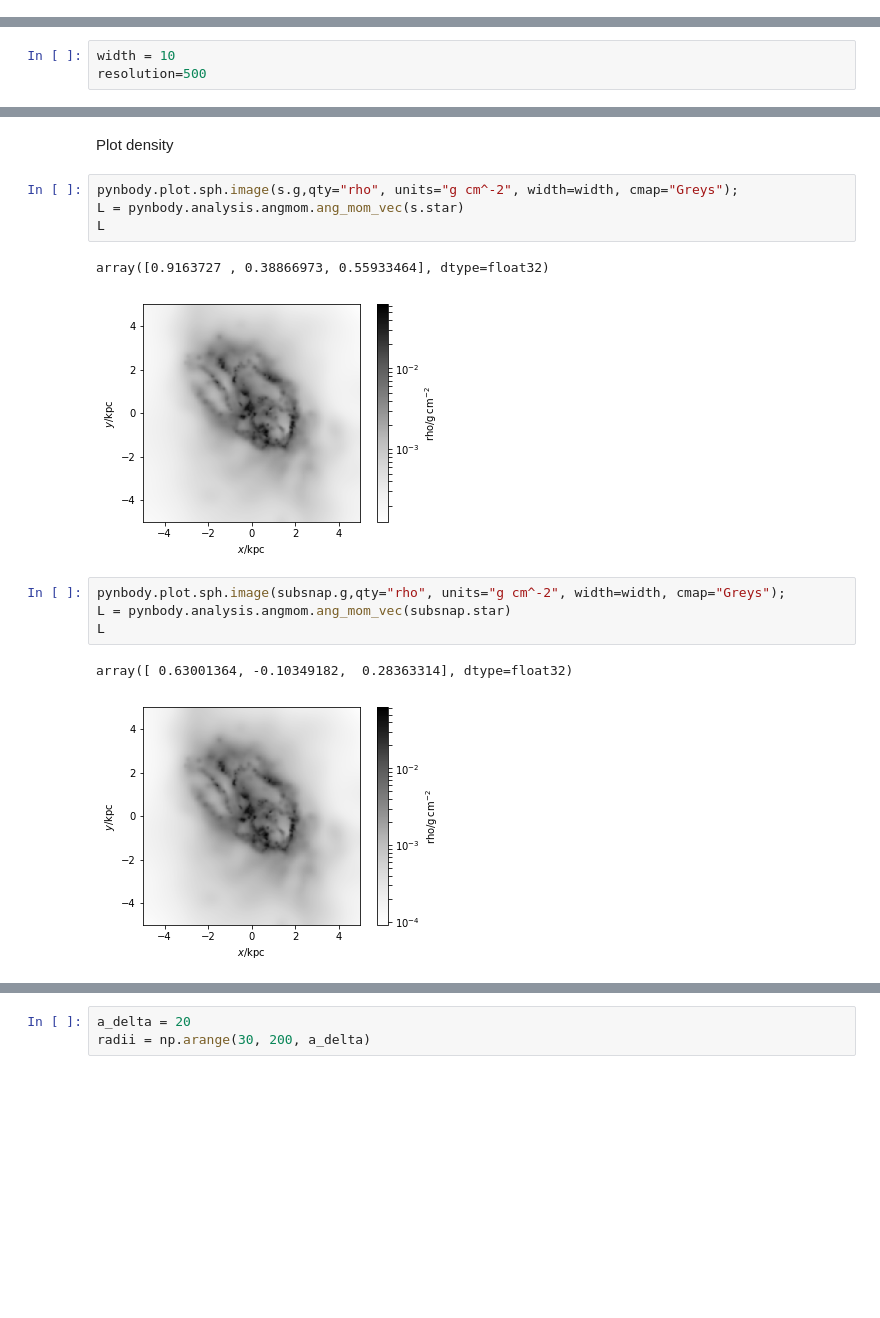
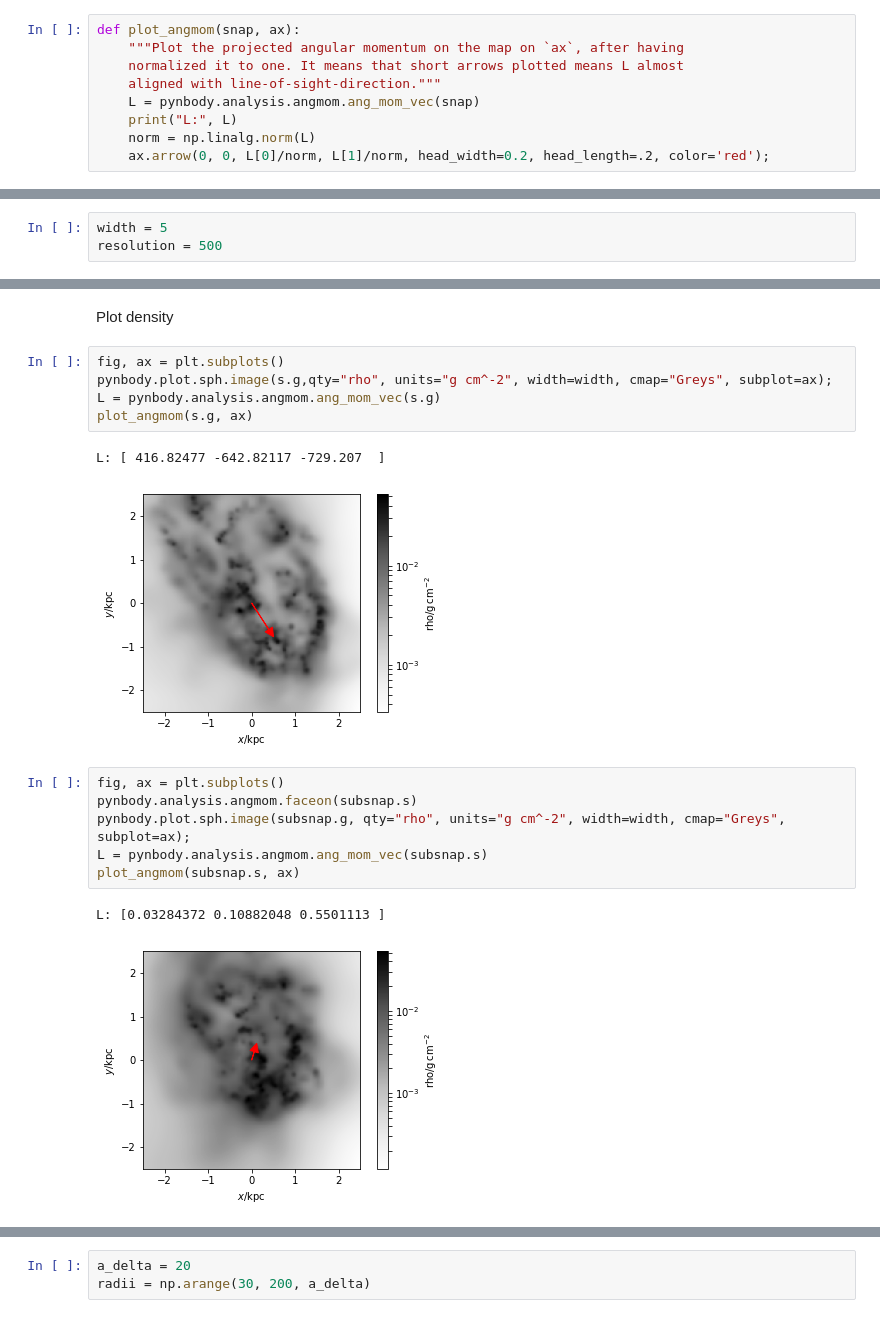
Before and after one commit to elehcim/simulation, a Jupyter notebook: notebooks/SSAM_simulation.ipynb, the cells around one changed output, grey strips where cells are left out. Drawn from its saved outputs; the diff is of its cells as text; blank space fills up the shorter version.

Commit message:
Use new sb plots

```diff
--- a/notebooks/SSAM_simulation.ipynb
+++ b/notebooks/SSAM_simulation.ipynb
@@ -67,3 +68,12 @@ def plot_fit(img, fit):
+# %%
+def plot_angmom(snap, ax):
+    """Plot the projected angular momentum on the map on `ax`, after having
+    normalized it to one. It means that short arrows plotted means L almost
+    aligned with line-of-sight-direction."""
+    L = pynbody.analysis.angmom.ang_mom_vec(snap)
+    print("L:", L)
+    norm = np.linalg.norm(L)
+    ax.arrow(0, 0, L[0]/norm, L[1]/norm, head_width=0.2, head_length=.2, color='red');
 # %%
 snap = "/home/michele/sim/MoRIA/M1-10_Verbeke2017/M10sim41001/snapshot_0036"
 s = pynbody.load(snap)
@@ -74,4 +88,4 @@ s.properties['boxsize'] = pynbody.units.Unit("{} kpc".format(max_boxsize))
 # %%
-width = 10
-resolution=500
+width = 5
+resolution = 500
 # %%
@@ -80,19 +94,22 @@ subsnap = s[pynbody.filt.Cuboid('{} kpc'.format(-width*1.1))]
 # %% [markdown]
 Plot density
 # %%
-pynbody.plot.sph.image(s.g,qty="rho", units="g cm^-2", width=width, cmap="Greys");
-L = pynbody.analysis.angmom.ang_mom_vec(s.star)
-L
+fig, ax = plt.subplots()
+pynbody.plot.sph.image(s.g,qty="rho", units="g cm^-2", width=width, cmap="Greys", subplot=ax);
+L = pynbody.analysis.angmom.ang_mom_vec(s.g)
+plot_angmom(s.g, ax)
 # %% [output]
-array([0.9163727 , 0.38866973, 0.55933464], dtype=float32)
+L: [ 416.82477 -642.82117 -729.207  ]
-[figure, old version]
+[figure, new version]
 # %%
-pynbody.plot.sph.image(subsnap.g,qty="rho", units="g cm^-2", width=width, cmap="Greys");
-L = pynbody.analysis.angmom.ang_mom_vec(subsnap.star)
-L
+fig, ax = plt.subplots()
+pynbody.analysis.angmom.faceon(subsnap.s)
+pynbody.plot.sph.image(subsnap.g, qty="rho", units="g cm^-2", width=width, cmap="Greys", subplot=ax);
+L = pynbody.analysis.angmom.ang_mom_vec(subsnap.s)
+plot_angmom(subsnap.s, ax)
 # %% [output]
-array([ 0.63001364, -0.10349182,  0.28363314], dtype=float32)
+L: [0.03284372 0.10882048 0.5501113 ]
-[figure, old version]
+[figure, new version]
 # %%
 # pynbody.plot.sph.image(subsnap.s, qty="age", av_z=True, units="Gyr", width=width, cmap="Greys", log=False);
 pynbody.plot.sph.image(subsnap.s, qty="metals", av_z=True, width=width, cmap="Greys", log=False);
```
Also changed, not shown: parts of 49 cells of this notebook.
